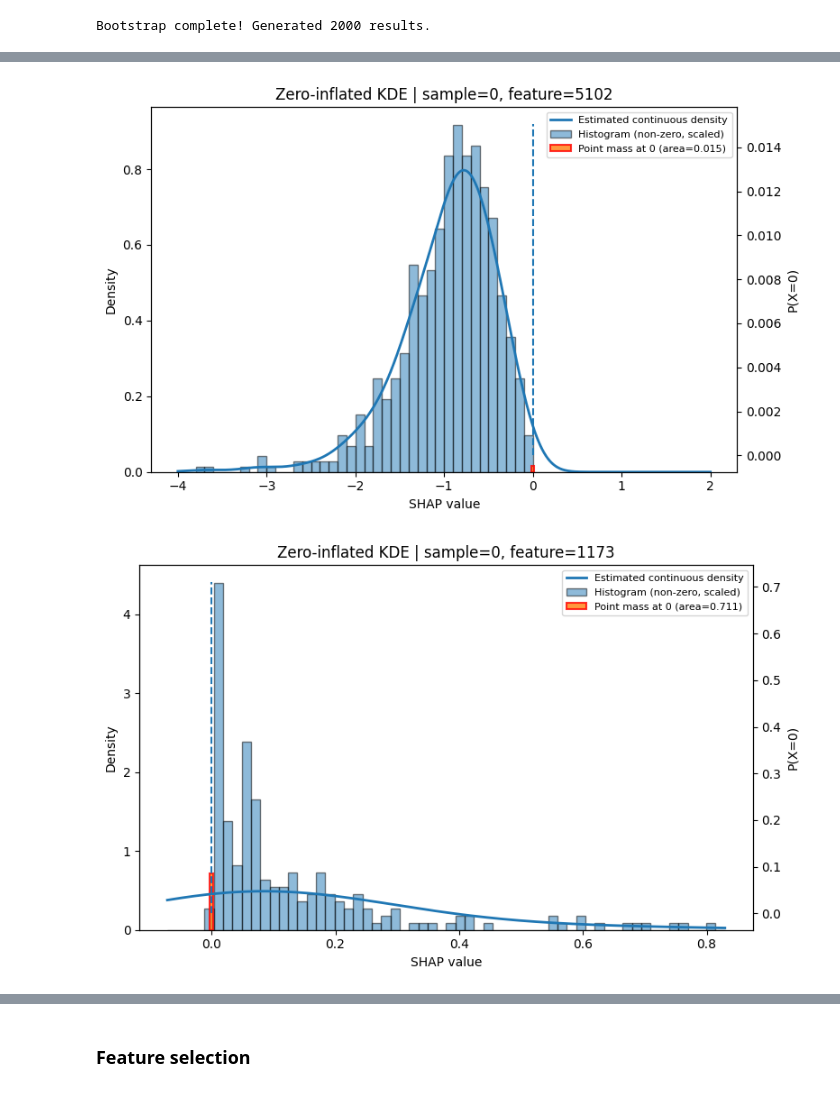
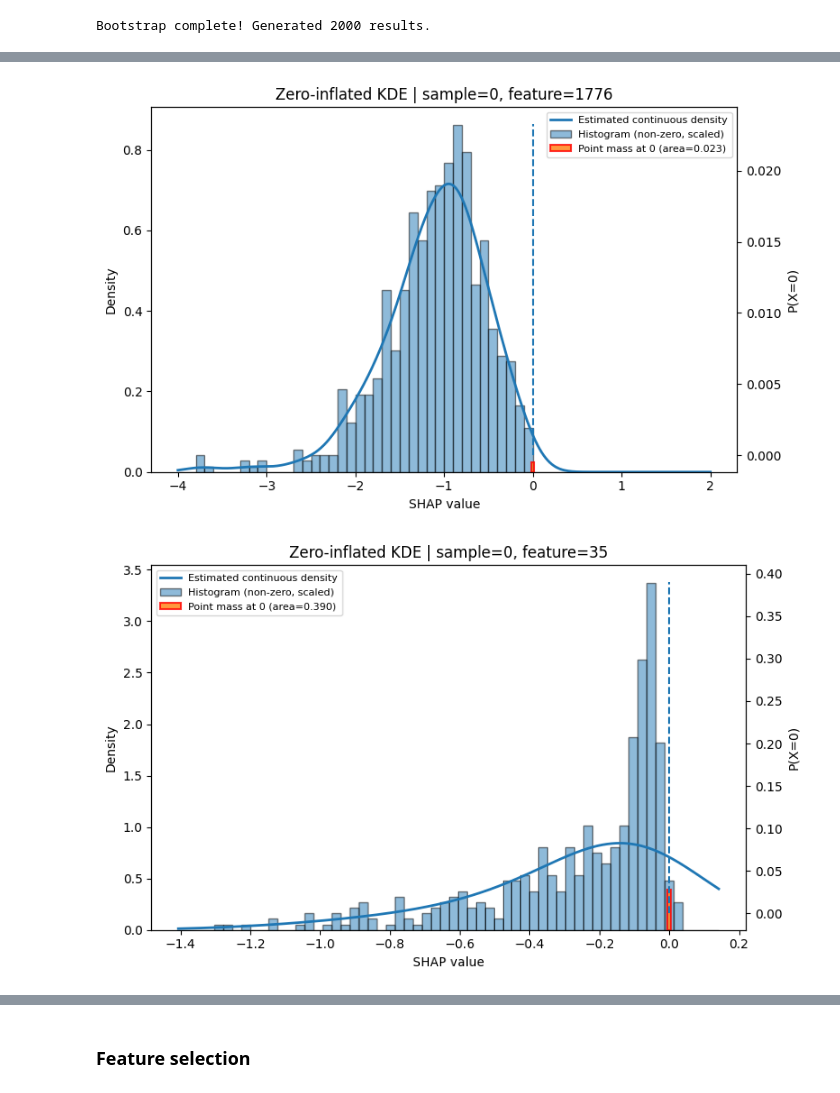
Before and after one commit to Lanxin-Xiang/RobustSHAP, a Jupyter notebook: golub_kernel.ipynb, the cells around one changed output, grey strips where cells are left out. Cells and saved outputs as stored; diff of their text form; code cells hidden in the pictures.

```diff
--- a/golub_kernel.ipynb
+++ b/golub_kernel.ipynb
@@ -149,7 +149,7 @@ X_gene_standardized[gene_cols] = scaler_genes.fit_transform(X_gene_standardized[
 # %% [markdown]
 ### Clustering
 # %%
-correlation_threshold = 0.7
+correlation_threshold = 0.6
 # %%
 # --- Build distance matrix from absolute correlation ---
 abs_corr = X_gene_standardized.corr(method='pearson').abs()
@@ -1393,7 +1540,7 @@ RESULTS TABLE (SHAP-based Feature Selection):
 
 ✓ SHAP-based feature selection analysis complete!
 # %%
-X_xgb = X_grouped[shap_feature_ranking['feature'].head(51)]
+X_xgb = X_grouped[shap_feature_ranking['feature'].head(36)]
 # %% [markdown]
 ### Bootstrap
 # %%
@@ -1437,7 +1584,7 @@ top_df = plot_sample_top_features_overlay(
 plot_zero_inflated_kde_with_hist(
     mix_df=xgb_mix,
     sample_id=0,
-    feature="5102",
+    feature="1776",
     class_id=None,  # or None for binary/regression
     boot_results=xgb_boot_results,  # list[DataFrame] or DataFrame
     bins=60,
@@ -1445,19 +1592,19 @@ plot_zero_inflated_kde_with_hist(
     n_grid=800
 )
 # %% [output]
-[figure, old version]
+[figure, new version]
 # %%
 plot_zero_inflated_kde_with_hist(
     mix_df=xgb_mix,
     sample_id=0,
-    feature="1173",
+    feature="35",
     class_id=None,  # or None for binary/regression
     boot_results=xgb_boot_results,  # list[DataFrame] or DataFrame
     bins=60,
     n_grid=800
 )
 # %% [output]
-[figure, old version]
+[figure, new version]
 # %%
 xgb_boot_results[0]
 # %% [output]
```
Also changed, not shown: parts of 38 cells of this notebook.
